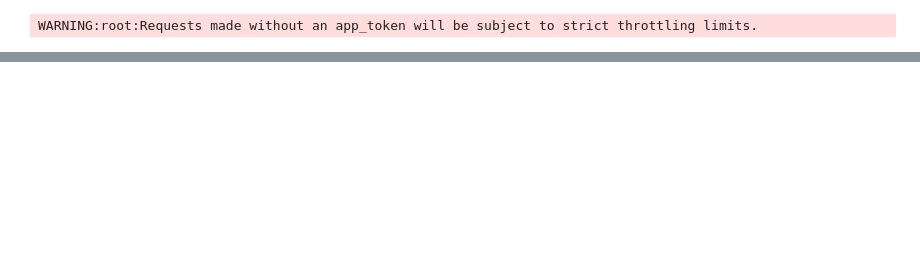
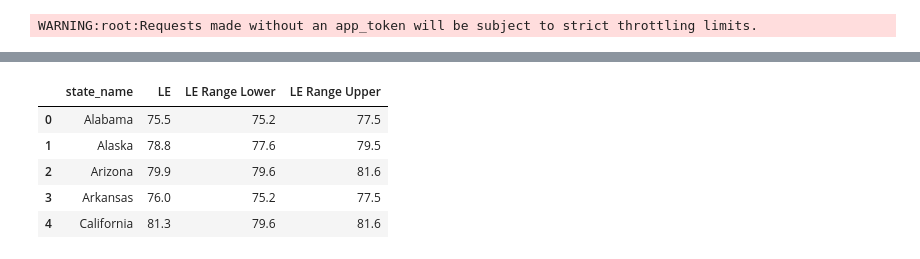
Before and after one commit to bdiamond2/medicaid-expansion-analysis, a Jupyter notebook: medicaid_expansion.ipynb, the cells around one changed output, grey strips where cells are left out. Saved outputs shown, nothing was run; the diff lists cells and outputs as text; code cells hidden in the pictures; blank space fills up the shorter version.

```diff
--- a/medicaid_expansion.ipynb
+++ b/medicaid_expansion.ipynb
@@ -76,0 +46,19 @@ df_life_exp
+# %%
+df_life_exp = df_life_exp_src.copy()
+df_life_exp = df_life_exp.drop('county_name', axis=1)
+df_life_exp = df_life_exp.rename(columns={'le':'LE'})
+df_life_exp[['LE Range Lower', 'LE Range Upper']] = df_life_exp['le_range'].str.split('-', expand=True)
+df_life_exp = df_life_exp.drop(columns=['le_range', 'se_le'])
+
+df_life_exp['LE'] = df_life_exp['LE'].astype(float)
+df_life_exp['LE Range Lower'] = df_life_exp['LE Range Lower'].astype(float)
+df_life_exp['LE Range Upper'] = df_life_exp['LE Range Upper'].astype(float)
+
+df_life_exp.head()
+# %% [output]
+|  | state_name | LE | LE Range Lower | LE Range Upper |
+| 0 | Alabama | 75.5 | 75.2 | 77.5 |
+| 1 | Alaska | 78.8 | 77.6 | 79.5 |
+| 2 | Arizona | 79.9 | 79.6 | 81.6 |
+| 3 | Arkansas | 76.0 | 75.2 | 77.5 |
+| 4 | California | 81.3 | 79.6 | 81.6 |
```
Also changed, not shown: parts of 8 cells of this notebook.
